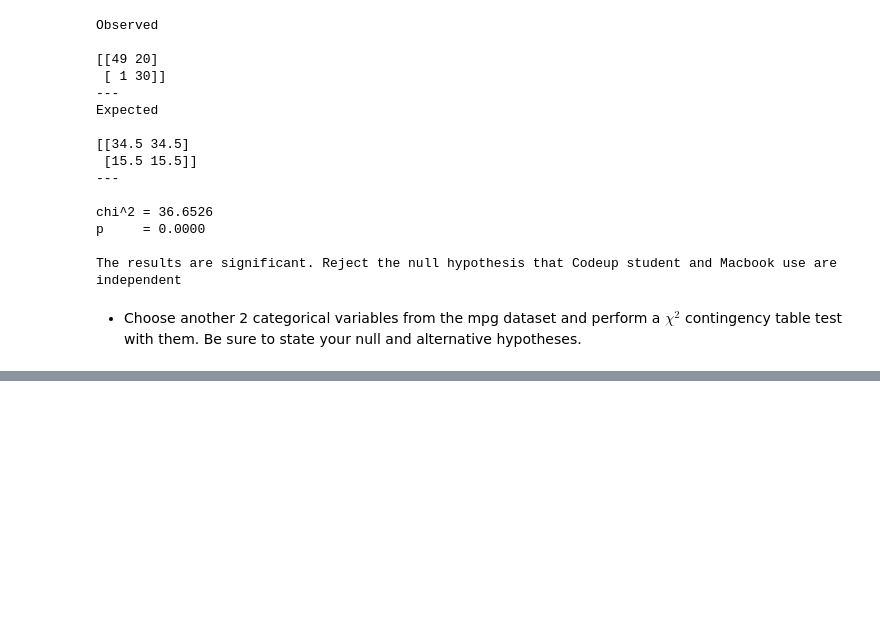
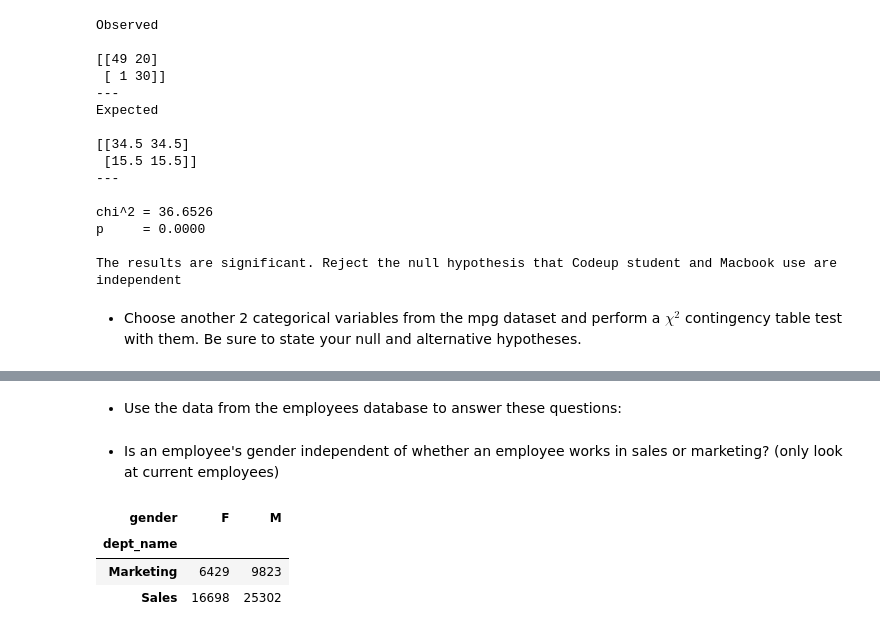
Before and after one commit to davidtenorio1/statistics-exercises, a Jupyter notebook: hypothesis_testing.ipynb, the cells around one changed output, grey strips where cells are left out. Cells and saved outputs as stored; diff of their text form; code cells hidden in the pictures; blank space fills up the shorter version.

```diff
--- a/hypothesis_testing.ipynb
+++ b/hypothesis_testing.ipynb
@@ -278,0 +314,20 @@ mpg = data('mpg')
+# %% [markdown]
+- Use the data from the employees database to answer these questions:
+# %%
+url = f'mysql+pymysql://{user}:{password}@{host}/employees'
+employees_data = pd.read_sql('select * from employees', url)
+# %% [markdown]
+- Is an employee's gender independent of whether an employee works in sales or marketing? (only look at current employees)
+# %%
+gender = pd.read_sql("""select dept_name, gender from employees_with_departments
+join salaries using (emp_no)
+join employees using (emp_no)
+where to_date = '9999-01-01' and dept_name = 'Sales' or to_date = '9999-01-01' and dept_name = 'Marketing'""",url)
+# %%
+gender_crosstab = pd.crosstab(gender.dept_name, gender.gender)
+gender_crosstab
+# %% [output]
+| gender | F | M |
+| dept_name |  |  |
+| Marketing | 6429 | 9823 |
+| Sales | 16698 | 25302 |
```
Also changed, not shown: parts of 8 cells of this notebook.
